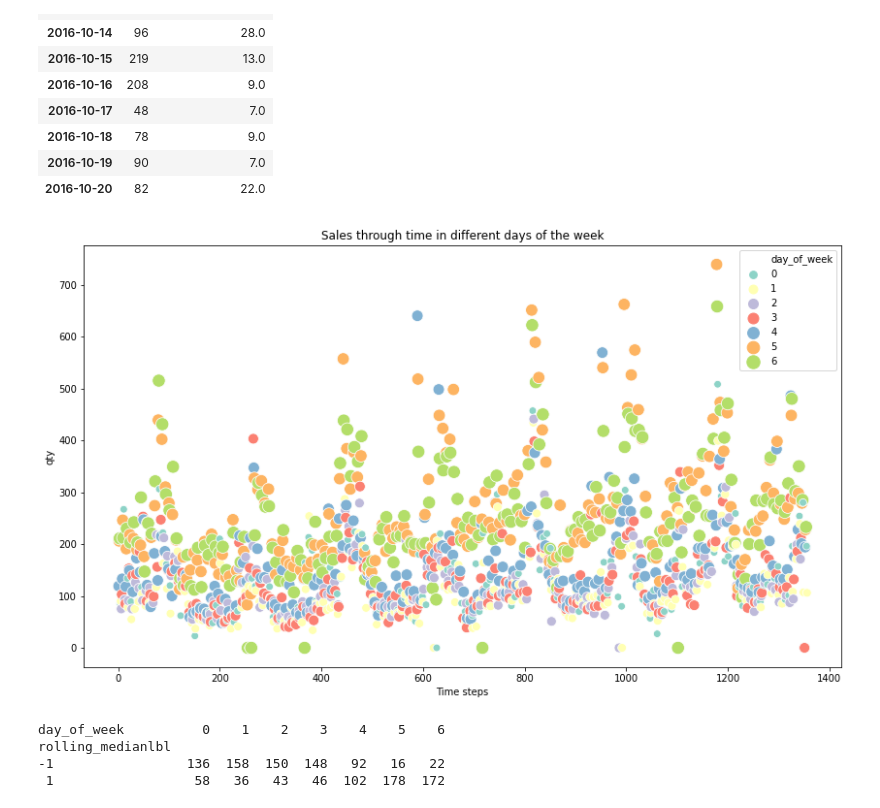
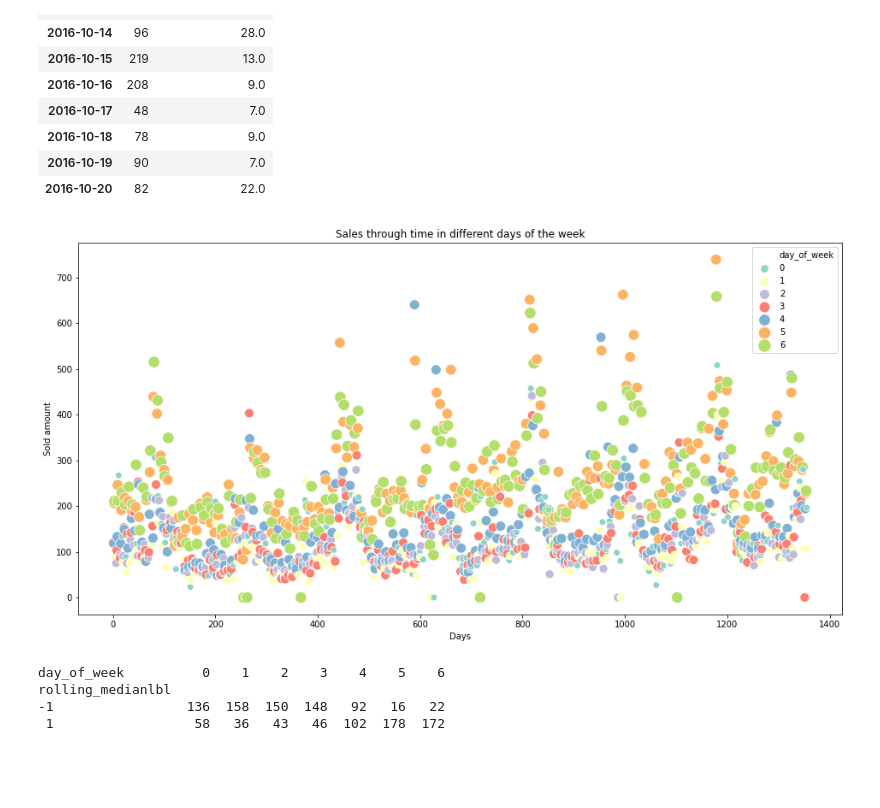
Before and after one commit to geriskenderi/EXO-LSTM, a Jupyter notebook: code/data_analysis/preliminary_analysis_milan.ipynb, the cells around one changed output. Cells and saved outputs as stored; diff of their text form; code cells hidden in the pictures; blank space fills up the shorter version.

Commit message:
Notebook for plotting

```diff
--- a/code/data_analysis/preliminary_analysis_milan.ipynb
+++ b/code/data_analysis/preliminary_analysis_milan.ipynb
@@ -80,14 +81,16 @@ daily_augmented.iloc[180:190, [0,12]]
 | 2016-10-19 | 90 | 7.0 |
 | 2016-10-20 | 82 | 22.0 |
 # %%
-plt.figure(figsize=(14,8))
+plt.figure(figsize=(16,8))
 plt.title("Sales through time in different days of the week")
-ax = sns.scatterplot(x=range(0, len(daily_augmented)), y="qty", hue="day_of_week", palette="Set3",\
-                     size="day_of_week", sizes=(60, 180), legend="full", data=daily_augmented)
-ax.set(xlabel="Time steps")
+ax = sns.scatterplot(x=range(0, len(daily_augmented)), y="qty", hue="day_of_week", palette="Set3", size="day_of_week", \
+                     sizes=(60, 180), legend="full", data=daily_augmented)
+ax.set(xlabel="Days")
+ax.set(ylabel="Sold amount")
+plt.savefig("sales_days_milan", transparent = True)
 plt.show()
 # %% [output]
-[figure, old version]
+[figure, new version]
 # %%
 dow_ctg_matrix = pd.crosstab(daily_augmented["rolling_medianlbl"], daily_augmented["day_of_week"])
 print(dow_ctg_matrix, "\n")
```
Also changed, not shown: parts of 2 cells of this notebook, 3 other files.
